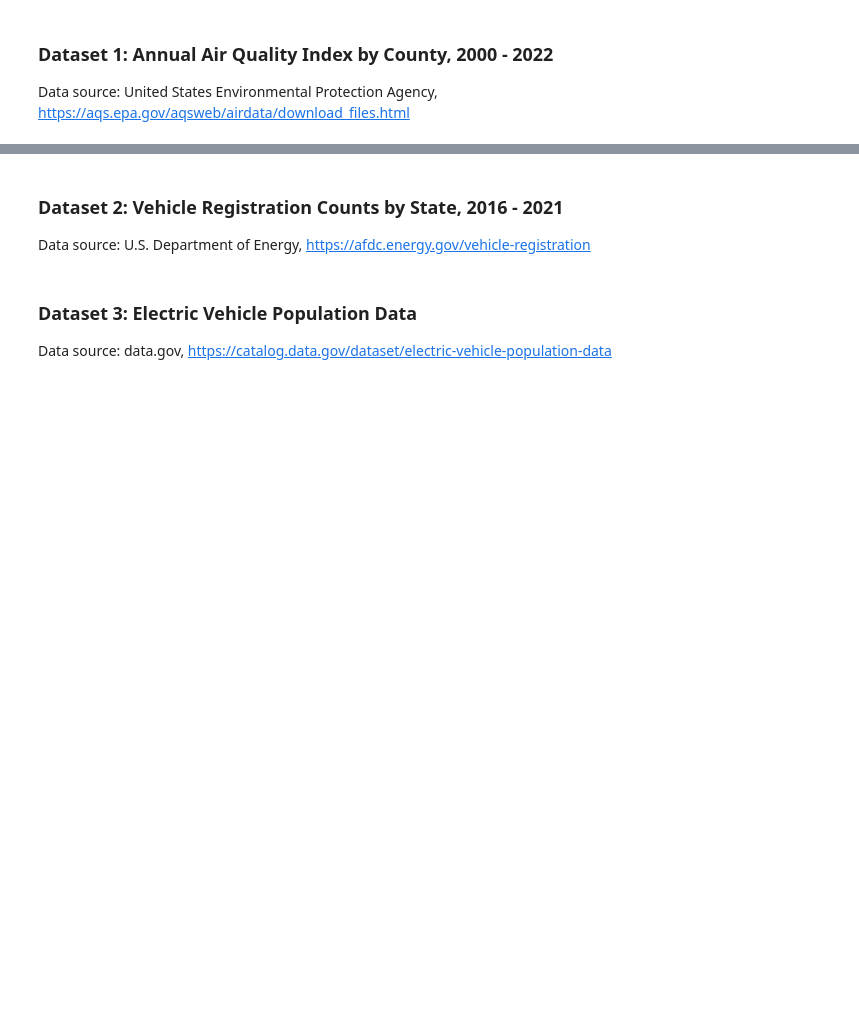
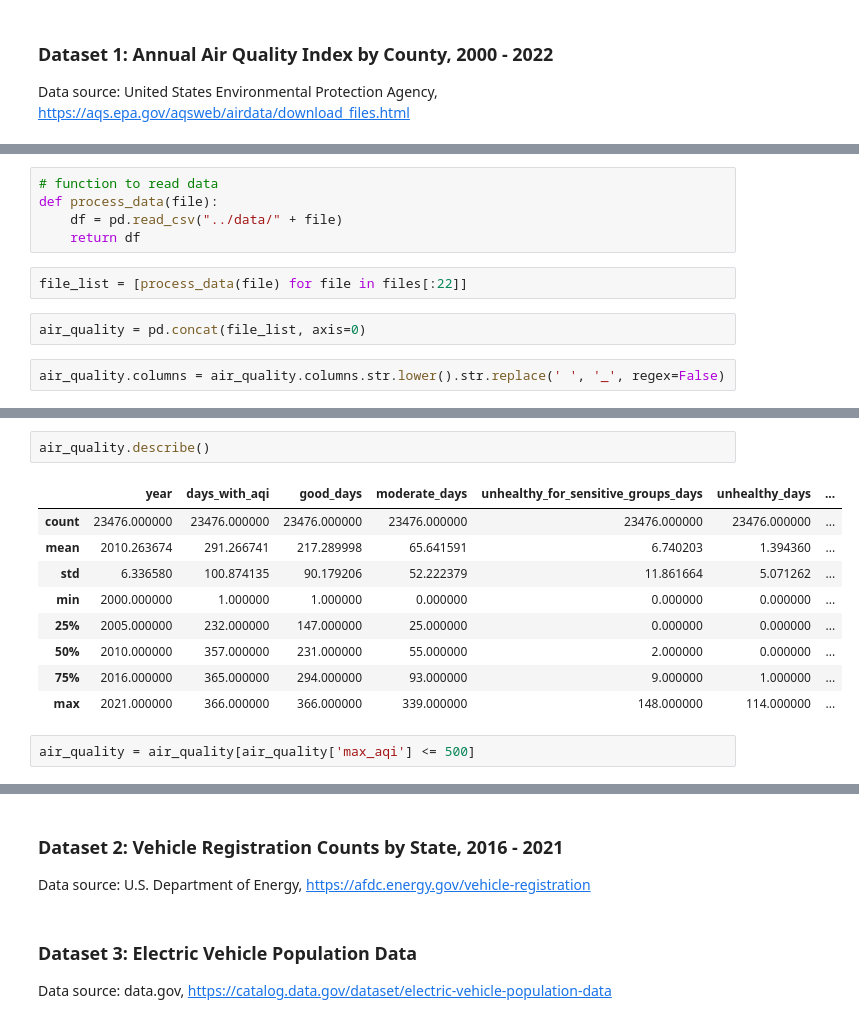
Before and after one commit to boay00/group-project-ev, a Jupyter notebook: code/Part-1_setup-and-clean.ipynb, the cells around one changed output, grey strips where cells are left out. Cells and saved outputs as stored; diff of their text form; blank space fills up the shorter version.

```diff
--- a/code/Part-1_setup-and-clean.ipynb
+++ b/code/Part-1_setup-and-clean.ipynb
@@ -47,0 +82,11 @@ Data source: United States Environmental Protection Agency, https://aqs.epa.gov/
+# %%
+# function to read data
+def process_data(file):
+    df = pd.read_csv("../data/" + file)
+    return df
+# %%
+file_list = [process_data(file) for file in files[:22]]
+# %%
+air_quality = pd.concat(file_list, axis=0)
+# %%
+air_quality.columns = air_quality.columns.str.lower().str.replace(' ', '_', regex=False)
@@ -47,0 +137,14 @@ Data source: United States Environmental Protection Agency, https://aqs.epa.gov/
+# %%
+air_quality.describe()
+# %% [output]
+|  | year | days_with_aqi | good_days | moderate_days | unhealthy_for_sensitive_groups_days | unhealthy_days | ... |
+| count | 23476.000000 | 23476.000000 | 23476.000000 | 23476.000000 | 23476.000000 | 23476.000000 | ... |
+| mean | 2010.263674 | 291.266741 | 217.289998 | 65.641591 | 6.740203 | 1.394360 | ... |
+| std | 6.336580 | 100.874135 | 90.179206 | 52.222379 | 11.861664 | 5.071262 | ... |
+| min | 2000.000000 | 1.000000 | 1.000000 | 0.000000 | 0.000000 | 0.000000 | ... |
+| 25% | 2005.000000 | 232.000000 | 147.000000 | 25.000000 | 0.000000 | 0.000000 | ... |
+| 50% | 2010.000000 | 357.000000 | 231.000000 | 55.000000 | 2.000000 | 0.000000 | ... |
+| 75% | 2016.000000 | 365.000000 | 294.000000 | 93.000000 | 9.000000 | 1.000000 | ... |
+| max | 2021.000000 | 366.000000 | 366.000000 | 339.000000 | 148.000000 | 114.000000 | ... |
+# %%
+air_quality = air_quality[air_quality['max_aqi'] <= 500]
```
Also changed, not shown: parts of 20 cells of this notebook, 3 other files.
